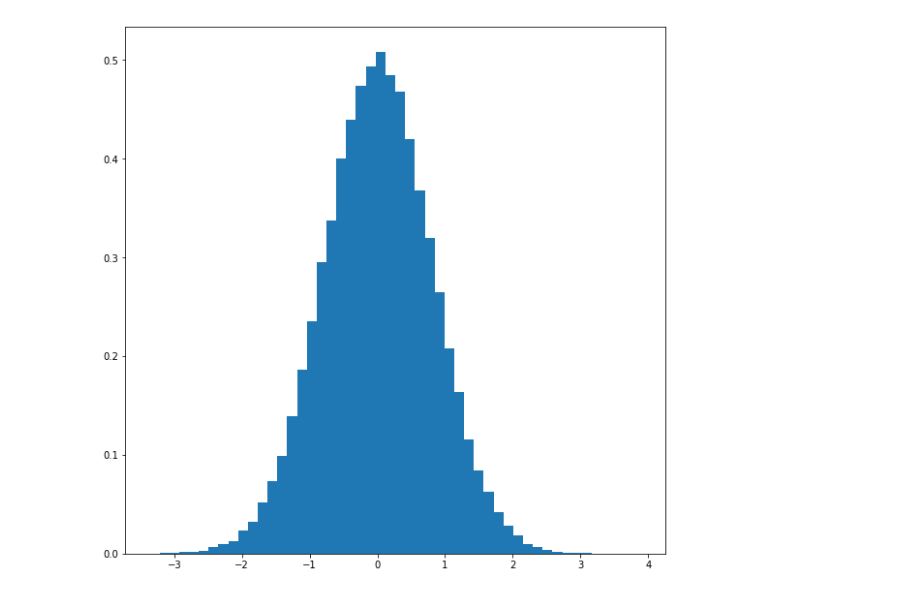
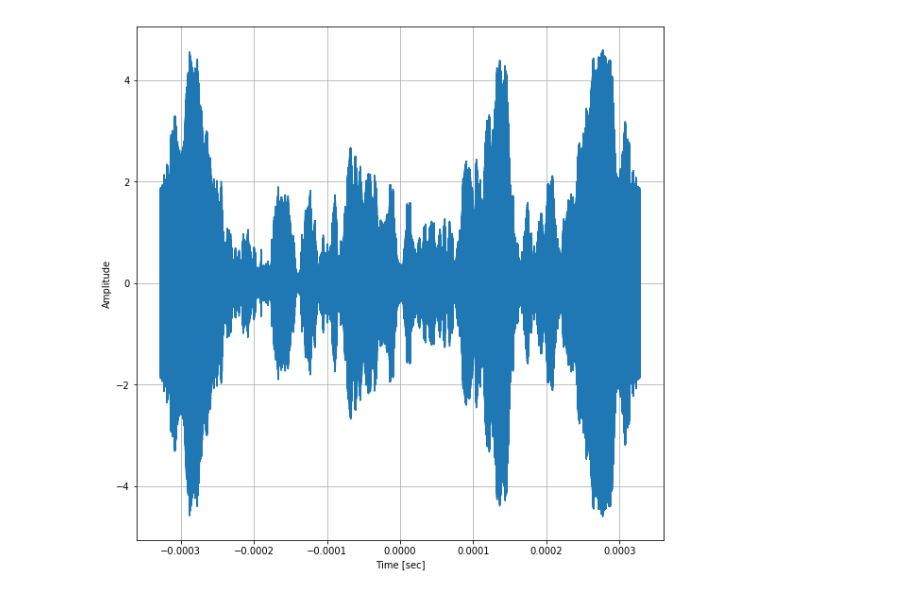
Before and after one commit to WanduiAlbert/ResoBolo, a Jupyter notebook: code/Generating colored noise.ipynb, the cells around one changed output. Saved outputs shown, nothing was run; the diff lists cells and outputs as text; code cells hidden in the pictures.

```diff
--- a/code/Generating colored noise.ipynb
+++ b/code/Generating colored noise.ipynb
@@ -52,5 +59,9 @@ ax.plot(t, colored, 'r');
-# %%
-fig, ax = plt.subplots(figsize=(10,10))
-ax.hist(colored, bins=50, normed=True);
-# %% [output]
-[figure, removed]
+# %%
+fig, ax = plt.subplots(figsize=(10,10))
+ax.plot(t, ti)
+ax.set_xlabel(r'Time [sec]')
+ax.set_ylabel(r'Amplitude')
+ax.axis('tight')
+ax.grid(which='both');
+# %% [output]
+[figure, added]
```
Also changed, not shown: parts of 21 cells of this notebook, 9 other files.
